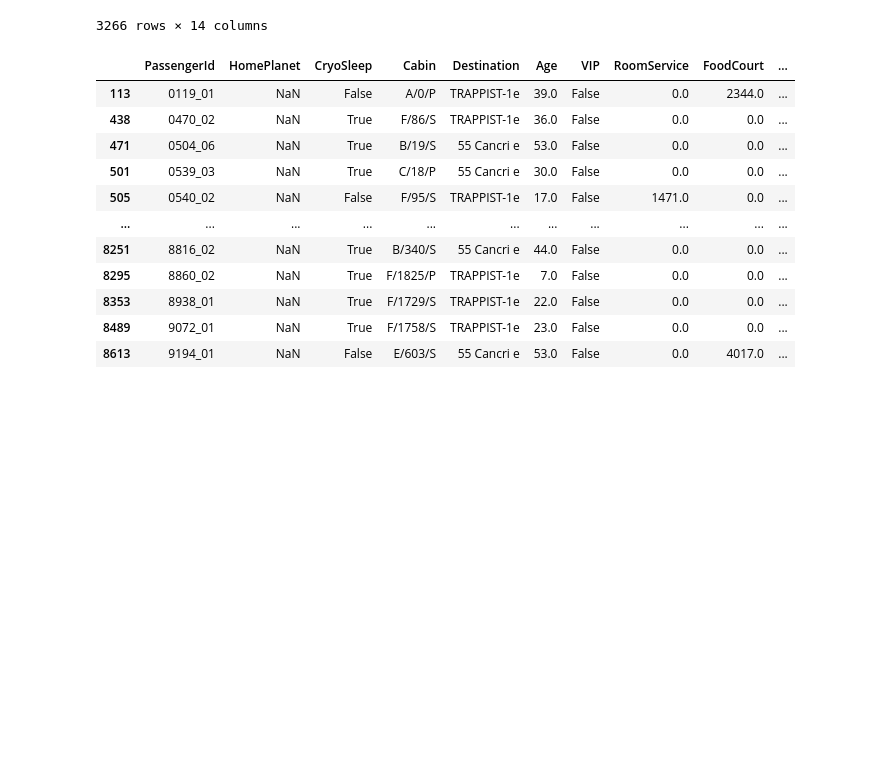
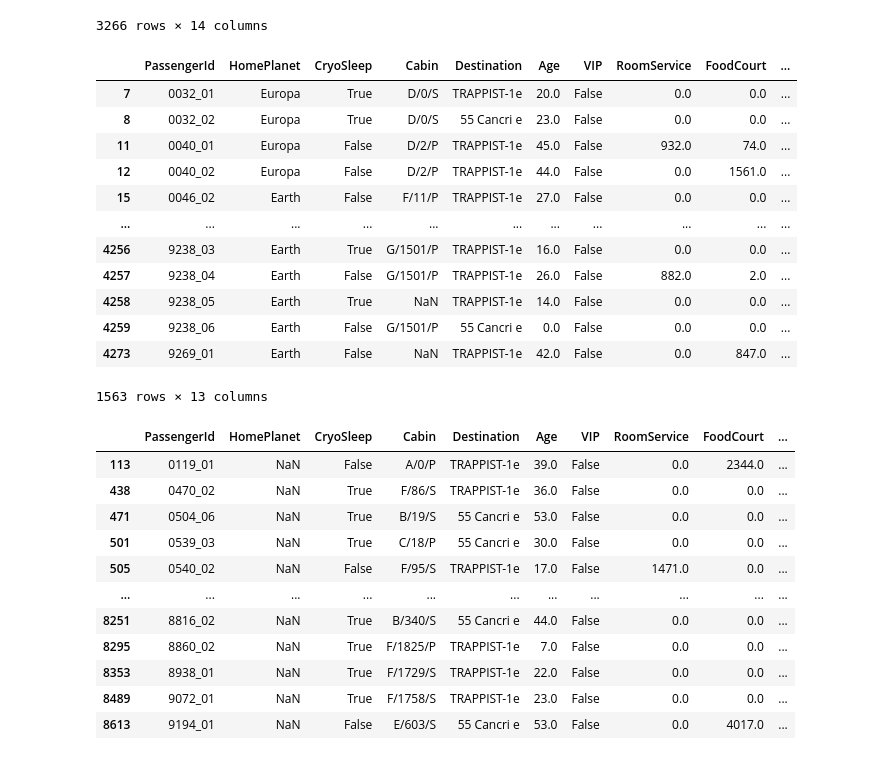
Before and after one commit to plamensve/ML_FINAL_PROJECT, a Jupyter notebook: notebooks/02.preprocessing.ipynb, the cells around one changed output. Saved outputs shown, nothing was run; the diff lists cells and outputs as text; code cells hidden in the pictures; blank space fills up the shorter version.

```diff
--- a/notebooks/02.preprocessing.ipynb
+++ b/notebooks/02.preprocessing.ipynb
@@ -177,6 +199,23 @@ duplicates
 | 8691 | 9280_01 | Europa | False | E/608/S | 55 Cancri e | 32.0 | False | 0.0 | 1049.0 | ... |
 | 8692 | 9280_02 | Europa | False | E/608/S | TRAPPIST-1e | 44.0 | False | 126.0 | 4688.0 | ... |
 3266 rows × 14 columns
+# %%
+duplicates_ts = test_set[test_set['Cabin'].duplicated(keep=False)]
+duplicates_ts
+# %% [output]
+|  | PassengerId | HomePlanet | CryoSleep | Cabin | Destination | Age | VIP | RoomService | FoodCourt | ... |
+| 7 | 0032_01 | Europa | True | D/0/S | TRAPPIST-1e | 20.0 | False | 0.0 | 0.0 | ... |
+| 8 | 0032_02 | Europa | True | D/0/S | 55 Cancri e | 23.0 | False | 0.0 | 0.0 | ... |
+| 11 | 0040_01 | Europa | False | D/2/P | TRAPPIST-1e | 45.0 | False | 932.0 | 74.0 | ... |
+| 12 | 0040_02 | Europa | False | D/2/P | TRAPPIST-1e | 44.0 | False | 0.0 | 1561.0 | ... |
+| 15 | 0046_02 | Earth | False | F/11/P | TRAPPIST-1e | 27.0 | False | 0.0 | 0.0 | ... |
+| ... | ... | ... | ... | ... | ... | ... | ... | ... | ... | ... |
+| 4256 | 9238_03 | Earth | True | G/1501/P | TRAPPIST-1e | 16.0 | False | 0.0 | 0.0 | ... |
+| 4257 | 9238_04 | Earth | False | G/1501/P | TRAPPIST-1e | 26.0 | False | 882.0 | 2.0 | ... |
+| 4258 | 9238_05 | Earth | True | NaN | TRAPPIST-1e | 14.0 | False | 0.0 | 0.0 | ... |
+| 4259 | 9238_06 | Earth | False | G/1501/P | 55 Cancri e | 0.0 | False | 0.0 | 0.0 | ... |
+| 4273 | 9269_01 | Earth | False | NaN | TRAPPIST-1e | 42.0 | False | 0.0 | 847.0 | ... |
+1563 rows × 13 columns
 # %%
 # Check all NaN HomePlanet values
 # We want to see all passengers missing a HomePlanet value
```
Also changed, not shown: parts of 37 cells of this notebook, 1 other file.
